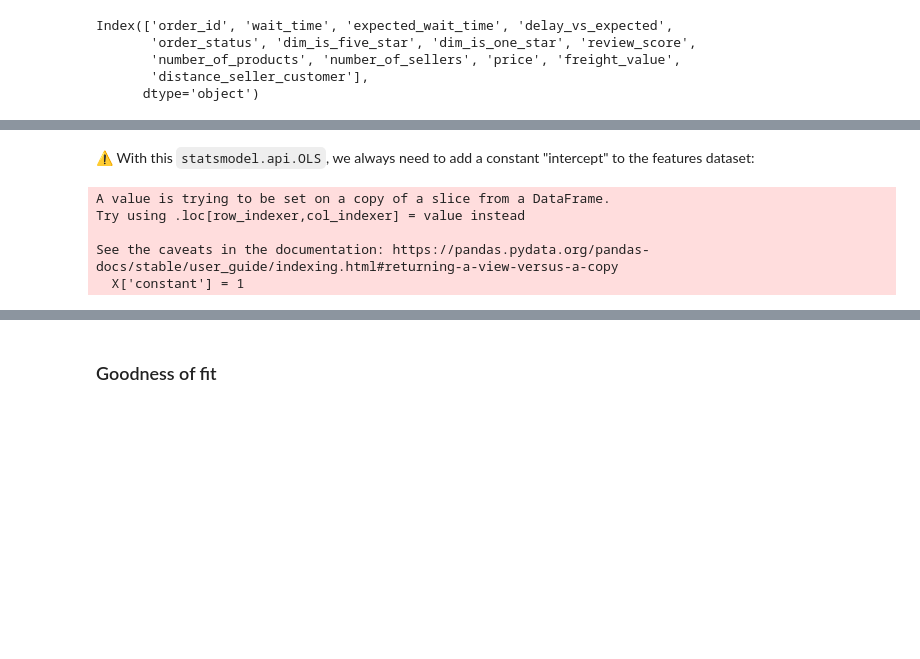
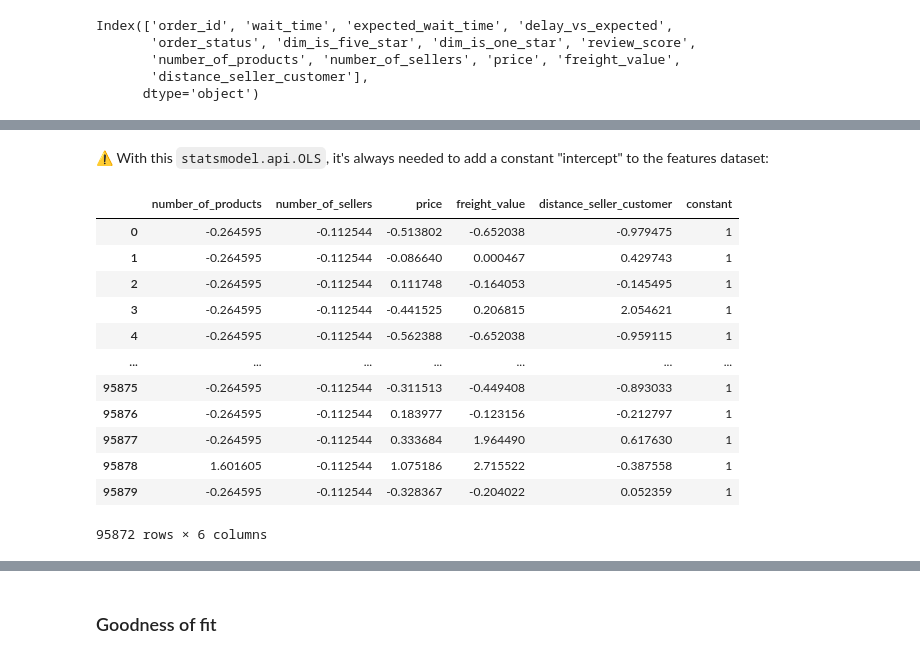
Before and after one commit to Kaaykun/OlistAnalysis, a Jupyter notebook: notebooks/06_delivery_time.ipynb, the cells around one changed output, grey strips where cells are left out. Cells and saved outputs as stored; diff of their text form; code cells hidden in the pictures; blank space fills up the shorter version.

```diff
--- a/notebooks/06_delivery_time.ipynb
+++ b/notebooks/06_delivery_time.ipynb
@@ -122,4 +123,14 @@ Index(['order_id', 'wait_time', 'expected_wait_time', 'delay_vs_expected',
        'number_of_products', 'number_of_sellers', 'price', 'freight_value',
        'distance_seller_customer'],
       dtype='object')
+# %%
+X = orders[[
+    'number_of_products',
+    'number_of_sellers',
+    'price',
+    'freight_value',
+    'distance_seller_customer'
+    ]]
+
+y = orders['wait_time'].copy()
 # %% [markdown]
@@ -127,5 +137,0 @@ Index(['order_id', 'wait_time', 'expected_wait_time', 'delay_vs_expected',
-# %%
-# YOUR CODE HERE
-mu = X.mean()
-sigma = X.std()
-Z = (X - mu) / sigma
@@ -153,0 +138,9 @@ DesignMatrix with shape (95872, 3)
+# %%
+X_std = X.copy()
+
+for f in X.columns:
+    mu = X[f].mean()
+    sigma = X[f].std()
+    X_std[f] = X[f].map(lambda x: (x - mu) / sigma)
+
+X_std
@@ -154,10 +161,19 @@ DesignMatrix with shape (95872, 3)
 # %% [markdown]
-⚠️ With this `statsmodel.api.OLS`, we always need to add a constant "intercept" to the features dataset:
+⚠️ With this `statsmodel.api.OLS`, it's always needed to add a constant "intercept" to the features dataset:
 # %%
-X['constant'] = 1
+X_std['constant'] = 1
+X_std
 # %% [output]
+|  | number_of_products | number_of_sellers | price | freight_value | distance_seller_customer | constant |
+| 0 | -0.264595 | -0.112544 | -0.513802 | -0.652038 | -0.979475 | 1 |
+| 1 | -0.264595 | -0.112544 | -0.086640 | 0.000467 | 0.429743 | 1 |
+| 2 | -0.264595 | -0.112544 | 0.111748 | -0.164053 | -0.145495 | 1 |
+| 3 | -0.264595 | -0.112544 | -0.441525 | 0.206815 | 2.054621 | 1 |
+| 4 | -0.264595 | -0.112544 | -0.562388 | -0.652038 | -0.959115 | 1 |
+| ... | ... | ... | ... | ... | ... | ... |
+| 95875 | -0.264595 | -0.112544 | -0.311513 | -0.449408 | -0.893033 | 1 |
+| 95876 | -0.264595 | -0.112544 | 0.183977 | -0.123156 | -0.212797 | 1 |
+| 95877 | -0.264595 | -0.112544 | 0.333684 | 1.964490 | 0.617630 | 1 |
+| 95878 | 1.601605 | -0.112544 | 1.075186 | 2.715522 | -0.387558 | 1 |
+| 95879 | -0.264595 | -0.112544 | -0.328367 | -0.204022 | 0.052359 | 1 |
-A value is trying to be set on a copy of a slice from a DataFrame.
-Try using .loc[row_indexer,col_indexer] = value instead
-
-See the caveats in the documentation: https://pandas.pydata.org/pandas-docs/stable/user_guide/indexing.html#returning-a-view-versus-a-copy
-  X['constant'] = 1
+95872 rows × 6 columns
```
Also changed, not shown: parts of 28 cells of this notebook, 1 other file.
